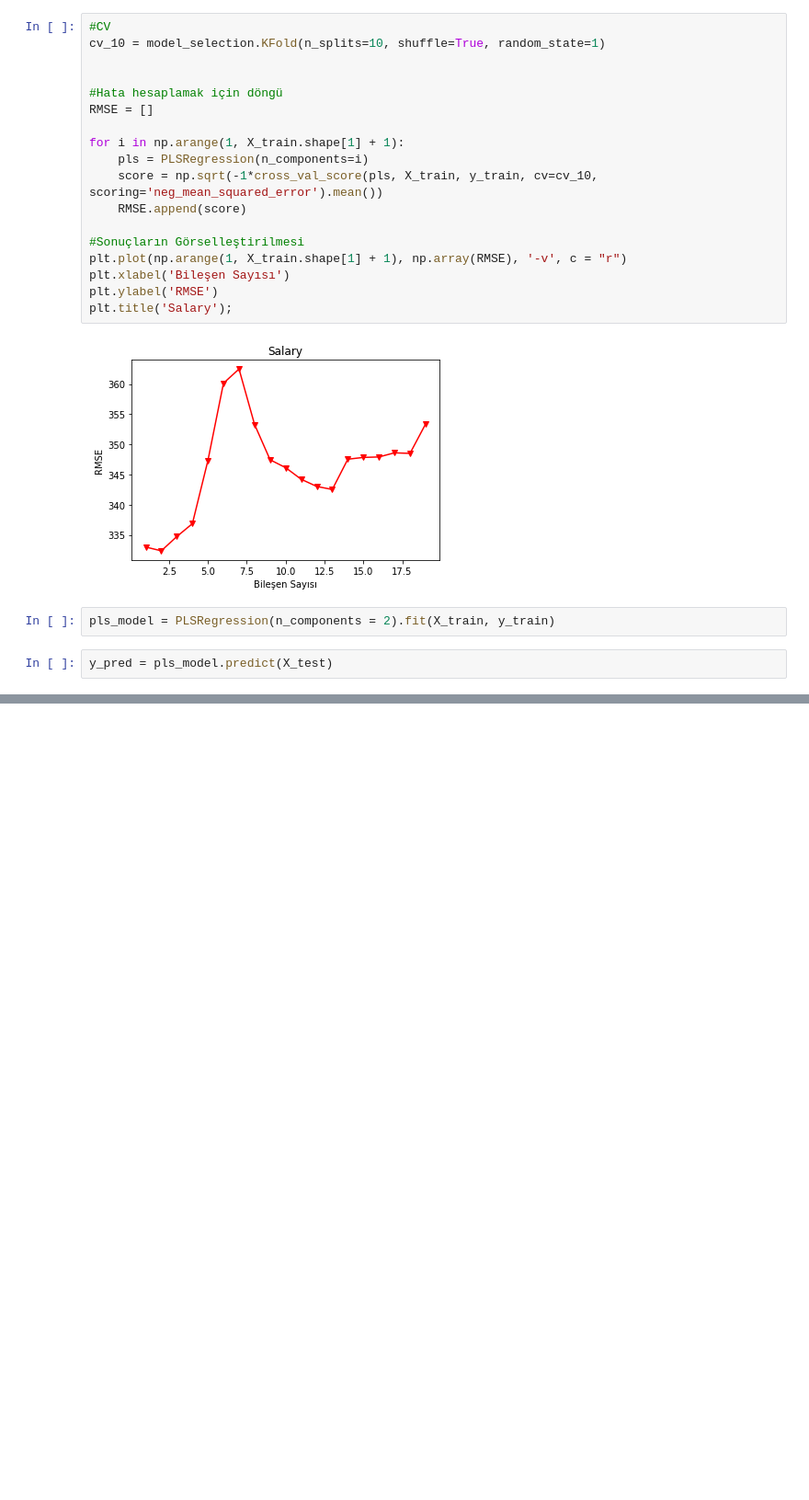
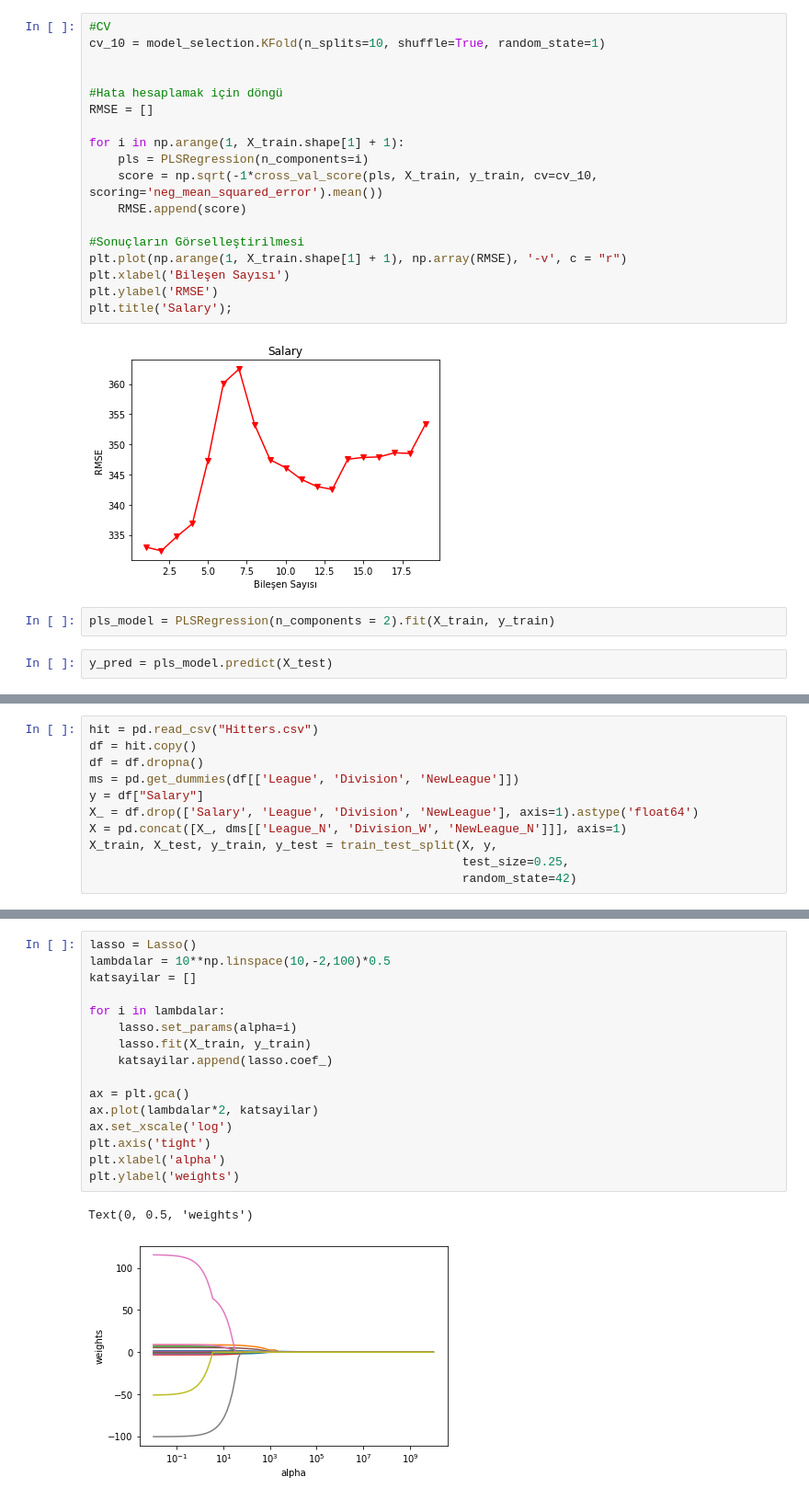
Before and after one commit to tacettinkustu/Data-Analysis, a Jupyter notebook: Machine Learning/Linear Regression 2.ipynb, the cells around one changed output, grey strips where cells are left out. Shown: that part at 92% size. Cells and saved outputs as stored; diff of their text form; blank space fills up the shorter version.

```diff
--- a/Machine Learning/Linear Regression 2.ipynb
+++ b/Machine Learning/Linear Regression 2.ipynb
@@ -330,0 +452,11 @@ y_pred = pls_model.predict(X_test)
+# %%
+hit = pd.read_csv("Hitters.csv")
+df = hit.copy()
+df = df.dropna()
+ms = pd.get_dummies(df[['League', 'Division', 'NewLeague']])
+y = df["Salary"]
+X_ = df.drop(['Salary', 'League', 'Division', 'NewLeague'], axis=1).astype('float64')
+X = pd.concat([X_, dms[['League_N', 'Division_W', 'NewLeague_N']]], axis=1)
+X_train, X_test, y_train, y_test = train_test_split(X, y,
+                                                    test_size=0.25,
+                                                    random_state=42)
@@ -330,0 +479,19 @@ y_pred = pls_model.predict(X_test)
+# %%
+lasso = Lasso()
+lambdalar = 10**np.linspace(10,-2,100)*0.5
+katsayilar = []
+
+for i in lambdalar:
+    lasso.set_params(alpha=i)
+    lasso.fit(X_train, y_train)
+    katsayilar.append(lasso.coef_)
+
+ax = plt.gca()
+ax.plot(lambdalar*2, katsayilar)
+ax.set_xscale('log')
+plt.axis('tight')
+plt.xlabel('alpha')
+plt.ylabel('weights')
+# %% [output]
+Text(0, 0.5, 'weights')
+[figure, added]
```
Also changed, not shown: parts of 35 cells of this notebook.
